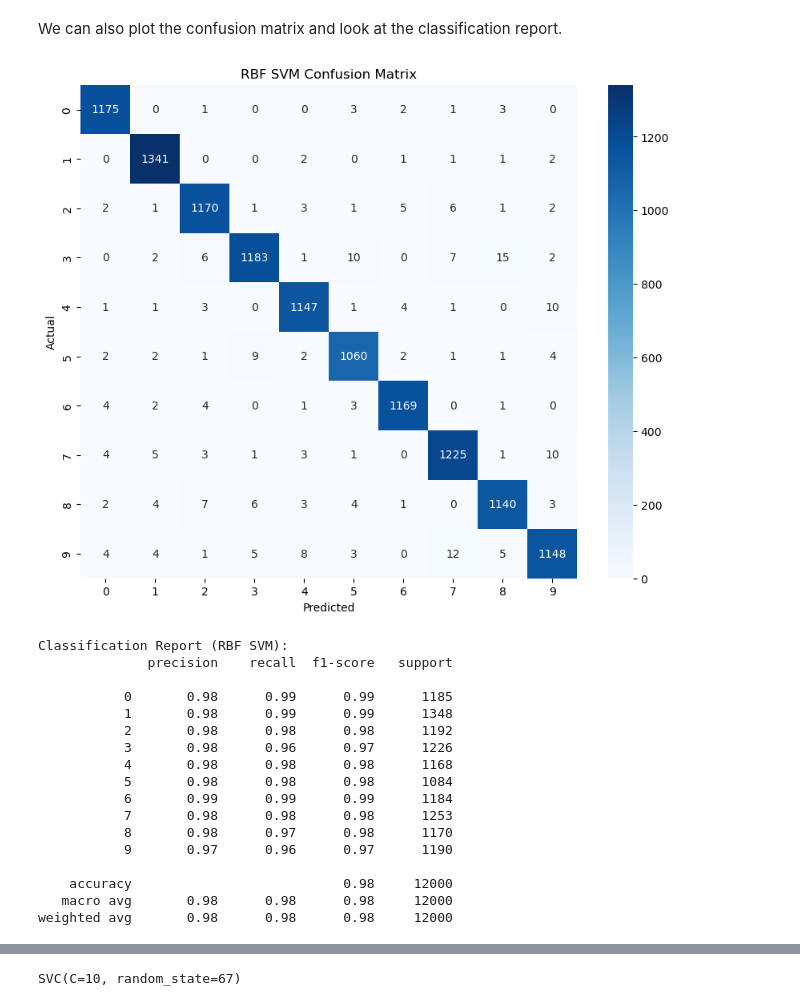
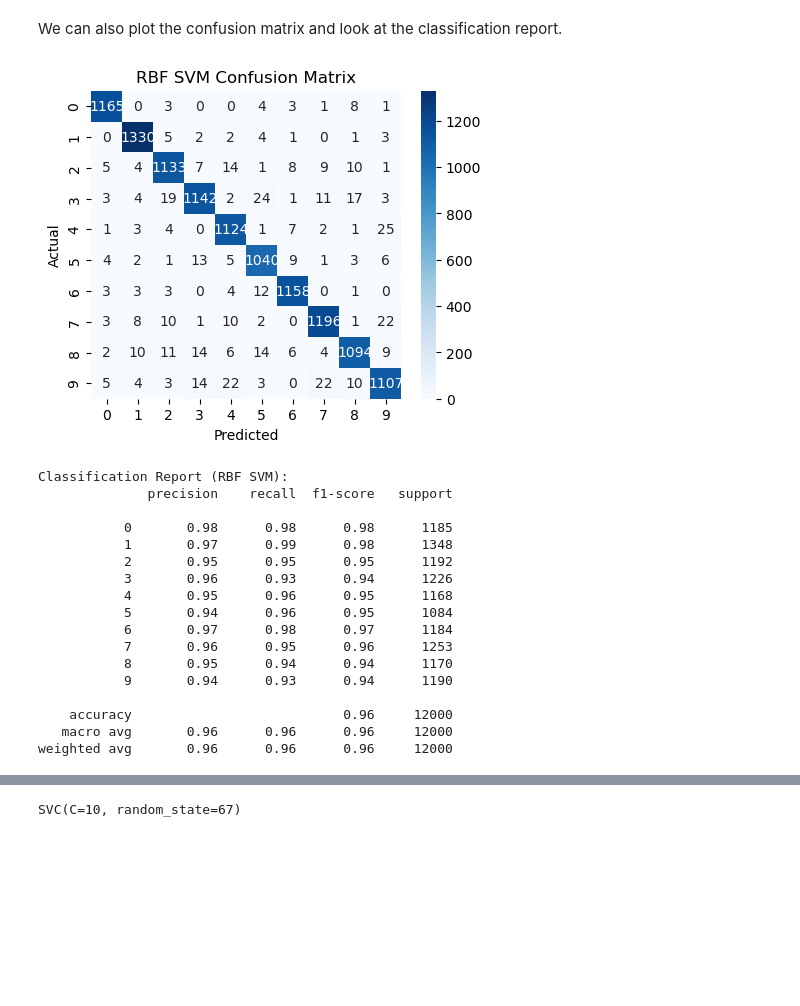
Before and after one commit to cryoTUD/ai4nanobiology, a Jupyter notebook: week_4/mnist_with_svm.ipynb, the cells around one changed output, grey strips where cells are left out. Drawn from its saved outputs; the diff is of its cells as text; code cells hidden in the pictures; blank space fills up the shorter version.

```diff
--- a/week_4/mnist_with_svm.ipynb
+++ b/week_4/mnist_with_svm.ipynb
@@ -259,7 +307,7 @@ As is a common theme in machine learning and model fitting, this more complex mo
 # %%
 # Instantiate the SVM object with kernel and C
 svm_rbf = sklearn.svm.SVC(kernel='rbf',
-                            C=1.0,
+                            C=0.1,
                              gamma='scale',
                             random_state=random_seed)
 
@@ -277,18 +325,18 @@ We can also plot the confusion matrix and look at the classification report.
 # %%
 # Get the predicted labels for the validation set
 labels_validate_rbf_predict = svm_rbf.predict(pixels_validate)
 
 # Show the confusion Matrix
-plt.figure(figsize=(10, 8))
+plt.figure(figsize=(5, 4))
 cm = sklearn.metrics.confusion_matrix(labels_validate, labels_validate_rbf_predict)
 sns.heatmap(cm, annot=True, fmt='d', cmap='Blues',
             xticklabels=range(10), yticklabels=range(10))
 plt.title('RBF SVM Confusion Matrix')
 plt.xlabel('Predicted')
 plt.ylabel('Actual')
 plt.show()
 # %% [output]
-[figure, old version]
+[figure, new version]
 # %%
 # Compare true and predicted labels on the validation data.
 print("Classification Report (RBF SVM):")
@@ -297,17 +345,17 @@ print(sklearn.metrics.classification_report(labels_validate, labels_validate_rbf
 Classification Report (RBF SVM):
               precision    recall  f1-score   support
 
-           0       0.98      0.99      0.99      1185
-           1       0.98      0.99      0.99      1348
-           2       0.98      0.98      0.98      1192
-           3       0.98      0.96      0.97      1226
-           4       0.98      0.98      0.98      1168
-           5       0.98      0.98      0.98      1084
-           6       0.99      0.99      0.99      1184
-           7       0.98      0.98      0.98      1253
-           8       0.98      0.97      0.98      1170
-           9       0.97      0.96      0.97      1190
+           0       0.98      0.98      0.98      1185
+           1       0.97      0.99      0.98      1348
+           2       0.95      0.95      0.95      1192
+           3       0.96      0.93      0.94      1226
+           4       0.95      0.96      0.95      1168
+           5       0.94      0.96      0.95      1084
+           6       0.97      0.98      0.97      1184
+           7       0.96      0.95      0.96      1253
+           8       0.95      0.94      0.94      1170
+           9       0.94      0.93      0.94      1190
 
-    accuracy                           0.98     12000
-   macro avg       0.98      0.98      0.98     12000
-weighted avg       0.98      0.98      0.98     12000
+    accuracy                           0.96     12000
+   macro avg       0.96      0.96      0.96     12000
+weighted avg       0.96      0.96      0.96     12000
```
Also changed, not shown: parts of 43 cells of this notebook, 1 other file.
